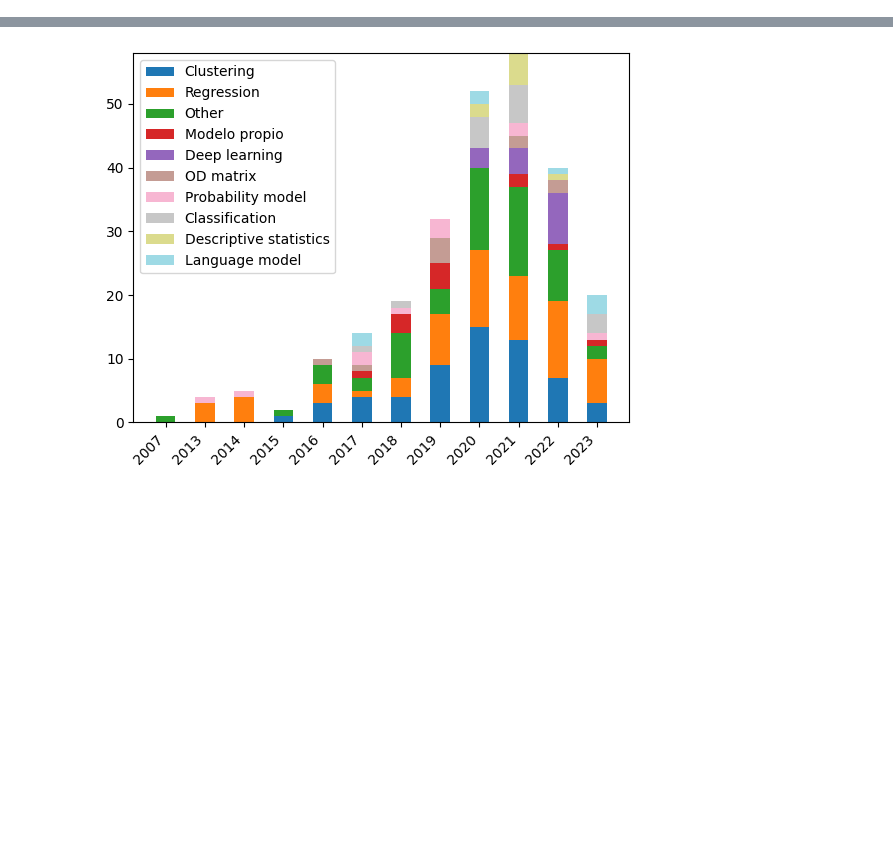
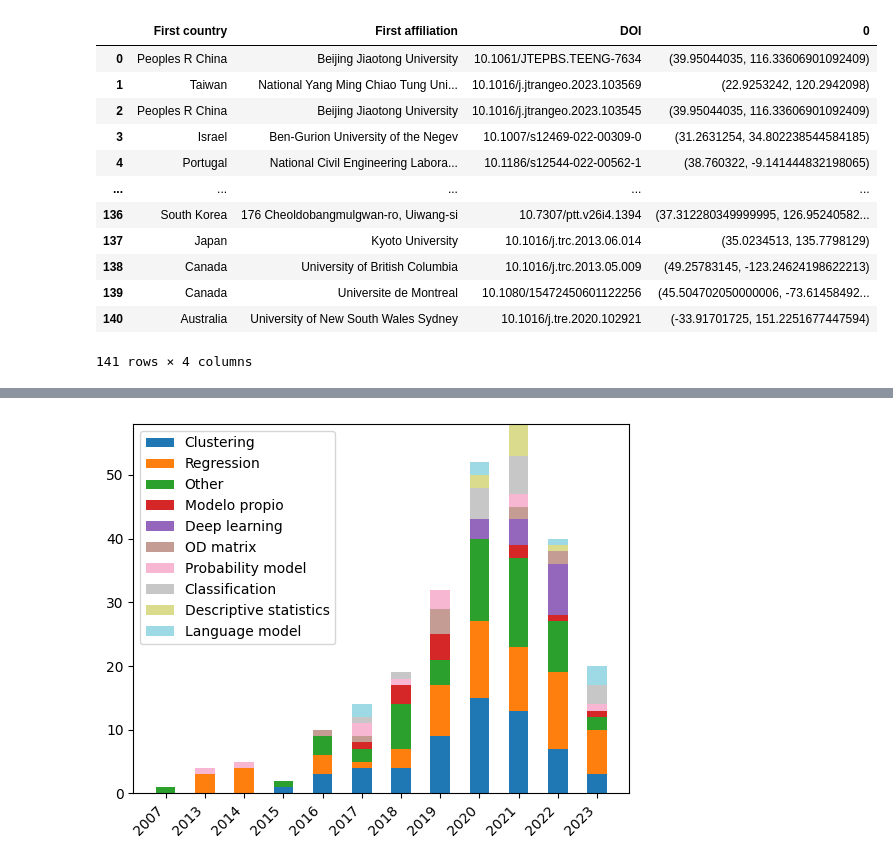
Before and after one commit to GeoTecINIT/smartcard-systematic-mapping-review, a Jupyter notebook: Analisis.ipynb, the cells around one changed output, grey strips where cells are left out. Cells and saved outputs as stored; diff of their text form; code cells hidden in the pictures; blank space fills up the shorter version.

```diff
--- a/Analisis.ipynb
+++ b/Analisis.ipynb
@@ -30,3 +54,31 @@ biblio = pd.DataFrame({"First country":first_country,"First affiliation": first_
+# %%
+# Specify the name that is used to seach for the data
+
+# import osmnx
+import osmnx as ox
+import geopandas as gpd
+
+# Get place boundary related to the place name as a geodataframe
+temp = pd.Series()
+for i, place in enumerate(biblio["First affiliation"].items()):
+    temp[i] = ox.geocode(place)
+
+biblio = pd.concat([biblio, temp], axis=1)
+biblio
+# %% [output]
+|  | First country | First affiliation | DOI | 0 |
+| 0 | Peoples R China | Beijing Jiaotong University | 10.1061/JTEPBS.TEENG-7634 | (39.95044035, 116.33606901092409) |
+| 1 | Taiwan | National Yang Ming Chiao Tung Uni... | 10.1016/j.jtrangeo.2023.103569 | (22.9253242, 120.2942098) |
+| 2 | Peoples R China | Beijing Jiaotong University | 10.1016/j.jtrangeo.2023.103545 | (39.95044035, 116.33606901092409) |
+| 3 | Israel | Ben-Gurion University of the Negev | 10.1007/s12469-022-00309-0 | (31.2631254, 34.802238544584185) |
+| 4 | Portugal | National Civil Engineering Labora... | 10.1186/s12544-022-00562-1 | (38.760322, -9.141444832198065) |
+| ... | ... | ... | ... | ... |
+| 136 | South Korea | 176 Cheoldobangmulgwan-ro, Uiwang-si | 10.7307/ptt.v26i4.1394 | (37.312280349999995, 126.95240582... |
+| 137 | Japan | Kyoto University | 10.1016/j.trc.2013.06.014 | (35.0234513, 135.7798129) |
+| 138 | Canada | University of British Columbia | 10.1016/j.trc.2013.05.009 | (49.25783145, -123.24624198622213) |
+| 139 | Canada | Universite de Montreal | 10.1080/15472450601122256 | (45.504702050000006, -73.61458492... |
+| 140 | Australia | University of New South Wales Sydney | 10.1016/j.tre.2020.102921 | (-33.91701725, 151.2251677447594) |
+141 rows × 4 columns
 # %%
 data = pd.merge(data,biblio, how='left', on ='DOI')
 # %%
```
Also changed, not shown: parts of 22 cells of this notebook, 34 other files.
